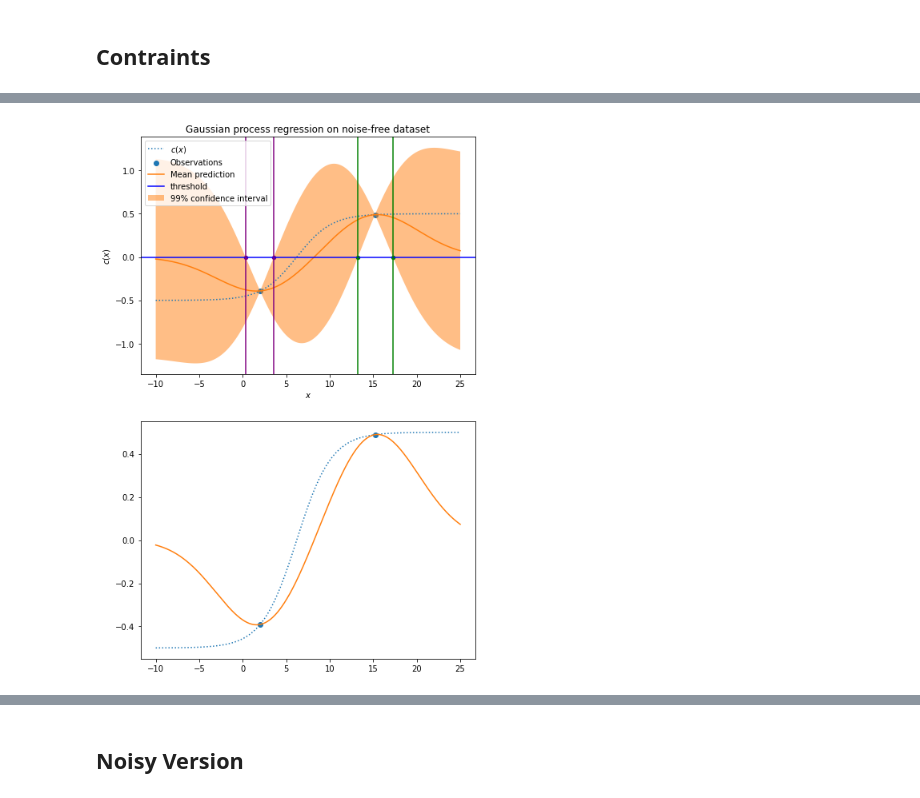
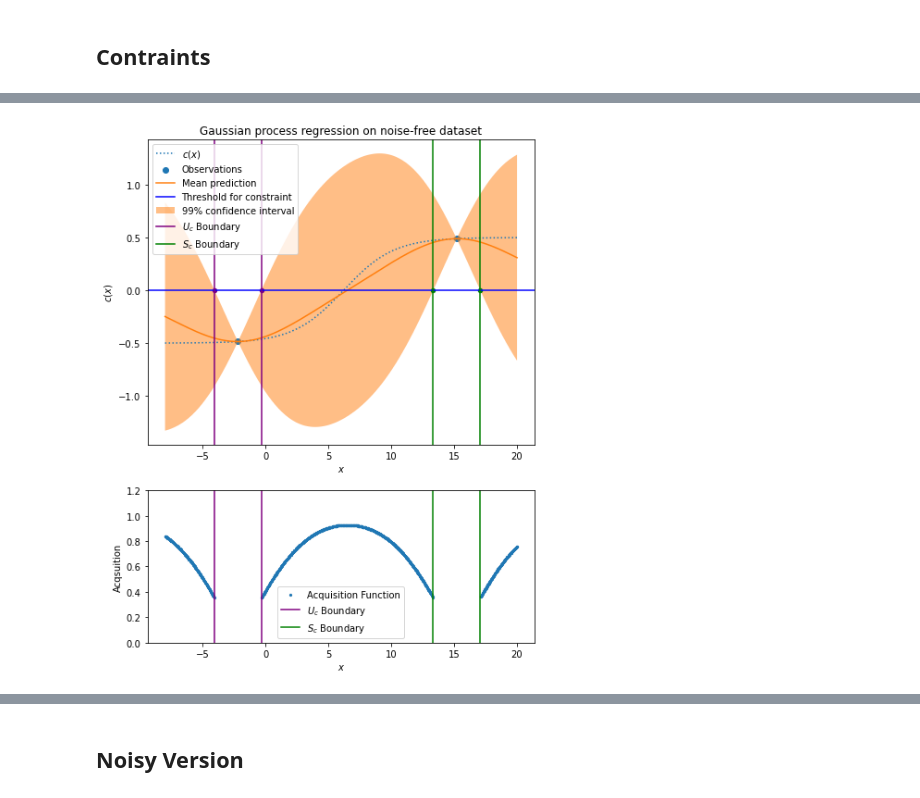
Before and after one commit to SchroDeCat/ConstrainedBO, a Jupyter notebook: visualize_cbo_noisy_targets.ipynb, the cells around one changed output, grey strips where cells are left out. Drawn from its saved outputs; the diff is of its cells as text; code cells hidden in the pictures.

```diff
--- a/visualize_cbo_noisy_targets.ipynb
+++ b/visualize_cbo_noisy_targets.ipynb
@@ -32,10 +32,10 @@ is defined as $f(x)=(2.4 * e^{-(X-7)^2/4} + 1.5 * e^{-(X-15)^2/2})$.
 import numpy as np
 import matplotlib.pyplot as plt
 
-X = np.linspace(start=-10, stop=25, num=1_000).reshape(-1, 1)
+X = np.linspace(start=-8, stop=20, num=1_000).reshape(-1, 1)
 # f = lambda X: ((10-X) * np.sin((10-X))/2 - np.abs(X-8)/4) * 2
 # f = lambda X: ((10-X) * np.sin((10-X))/2 + .7 * np.exp(-(X-8)**2) + 3 * np.exp(-(X+1)**2/2)) - 1
-f = lambda X: (2.6 * np.exp(-(X+3.8)**2/3) + 2.2 * np.exp(-(X-7)**2/4) + 1.5 * np.exp(-(X-15)**2/2))
+f = lambda X: (2.6 * np.exp(-(X+3.8)**2/3) + 2.2 * np.exp(-(X-7)**2/4) + 1.5 * np.exp(-(X-15)**2/2))/4
 
 # g = lambda X: X / 10 if X < 0 else X
 # f = lambda X: (np.clip(10-X, a_min=0, a_max=4) * np.sin((10-X)/1.2)/2 )
@@ -60,7 +60,7 @@ kernel = 1 * RBF(length_scale=1.0, length_scale_bounds=(1e0, 3))
 gaussian_process = GaussianProcessRegressor(kernel=kernel, n_restarts_optimizer=9)
 
 
-X_train = np.array([2, 15.2])[:,np.newaxis]
+X_train = np.array([ -2.2, 15.2])[:,np.newaxis]
 y_train = f(X_train)
 
 gaussian_process.fit(X_train, y_train)
@@ -71,14 +71,15 @@ mean_prediction, std_prediction = gaussian_process.predict(X, return_std=True)
 std_prediction = std_prediction.squeeze()
 mean_prediction = mean_prediction.squeeze()
 
+lcb, ucb = mean_prediction - 2.576 * std_prediction, mean_prediction + 2.576 * std_prediction,
+
 fig = plt.figure(figsize=[7.5, 5])
-plt.plot(X, y, label=r"$f(x) = x \sin(x)$", linestyle="dotted")
+plt.plot(X, y, label=r"$f(x)$", linestyle="dotted")
 plt.scatter(X_train, y_train, label="Observations")
 plt.plot(X, mean_prediction, label="Mean prediction")
 plt.fill_between(
     X.ravel(),
-    mean_prediction - 2.576 * std_prediction,
-    mean_prediction + 2.576 * std_prediction,
+    lcb, ucb,
     alpha=0.5,
     label=r"99% confidence interval",
 )
@@ -95,7 +96,7 @@ _ = plt.title("Gaussian process regression on noise-free dataset")
 import numpy as np
 import matplotlib.pyplot as plt
 
-X = np.linspace(start=-10, stop=25, num=1_000).reshape(-1, 1)
+# X = np.linspace(start=-10, stop=25, num=1_000).reshape(-1, 1)
 # f = lambda X: ((10-X) * np.sin((10-X))/2 - np.abs(X-8)/4) * 2
 # f = lambda X: ((10-X) * np.sin((10-X))/2 + .7 * np.exp(-(X-8)**2) + 3 * np.exp(-(X+1)**2/2)) - 1
 c = lambda X: (1/(1 + np.exp(-(X-6.2)/2))) - .5
@@ -124,39 +125,48 @@ gaussian_process_c.fit(X_train, c_train)
 print(gaussian_process_c.kernel_)
 
 # plot UCB, LCB and Pred
-mean_prediction, std_prediction = gaussian_process_c.predict(X, return_std=True)
-std_prediction = std_prediction.squeeze()
-mean_prediction = mean_prediction.squeeze()
+mean_prediction_c, std_prediction_c = gaussian_process_c.predict(X, return_std=True)
+std_prediction_c = std_prediction_c.squeeze()
+mean_prediction_c = mean_prediction_c.squeeze()
 
-ucb, lcb = mean_prediction + 2.576 * std_prediction, mean_prediction - 2.576 * std_prediction,
+ucb_c, lcb_c = mean_prediction_c + 2.576 * std_prediction_c, mean_prediction_c - 2.576 * std_prediction_c,
 
-fig = plt.figure(figsize=[7.5, 12])
+# fig = plt.figure(figsize=[7.5, 12], gridspec_kw={'height_ratios': [2, 1]})
+fig, axes = plt.subplots(2, 1, figsize=[7.5, 10], gridspec_kw={'height_ratios': [2, 1]})
 
 # original GP
 plt.subplot(2,1,1)
 plt.plot(X, yc, label=r"$c(x)$", linestyle="dotted")
 plt.scatter(X_train, c_train, label="Observations")
-plt.plot(X, mean_prediction, label="Mean prediction")
-plt.axhline(y = 0, color = 'blue', linestyle = '-', label='threshold')
+plt.plot(X, mean_prediction_c, label="Mean prediction")
+plt.axhline(y = 0, color = 'blue', linestyle = '-', label='Threshold for constraint')
 plt.fill_between(
     X.ravel(),
-    lcb,
-    ucb,
+    lcb_c,
+    ucb_c,
     alpha=0.5,
     label=r"99% confidence interval",
 )
 
-ucb_idx = np.argsort(np.abs(ucb))[:2]
-lcb_idx = np.argsort(np.abs(lcb))[:2]
-for idx in ucb_idx:
-    #label = r'$U_c$ Boundary'
-    plt.axvline(x = X[idx], color = 'purple')
-    plt.scatter(X[idx], 0, s=20, color = 'purple',)
+ucb_c_idx = np.argsort(np.abs(ucb_c))[:2]
+lcb_c_idx = np.argsort(np.abs(lcb_c))[:2]
+# for idx in ucb_c_idx:
+#     #label = r'$U_c$ Boundary'
+#     plt.axvline(x = X[idx], color = 'purple')
+#     plt.scatter(X[idx], 0, s=20, color = 'purple',)
+plt.axvline(x = X[ucb_c_idx[0]], color = 'purple')
+plt.scatter(X[ucb_c_idx[0]], 0, s=20, color = 'purple',)
+plt.axvline(x = X[ucb_c_idx[1]], color = 'purple', label=r'$U_c$ Boundary')
+plt.scatter(X[ucb_c_idx[1]], 0, s=20, color = 'purple')
 
-for idx in lcb_idx:
-    #label = r'$S_c$ Boundary'
-    plt.axvline(x = X[idx], color = 'green')
-    plt.scatter(X[idx], 0, s=20, color = 'green',)
+# for idx in lcb_c_idx:
+#     #label = r'$S_c$ Boundary'
+#     plt.axvline(x = X[idx], color = 'green')
+#     plt.scatter(X[idx], 0, s=20, color = 'green',)
+plt.axvline(x = X[lcb_c_idx[0]], color = 'green')
+plt.scatter(X[lcb_c_idx[0]], 0, s=20, color = 'green',)
+plt.axvline(x = X[lcb_c_idx[1]], color = 'green',  label=r'$S_c$ Boundary')
+plt.scatter(X[lcb_c_idx[1]], 0, s=20, color = 'green')
 
 plt.legend()
 plt.xlabel("$x$")
@@ -164,8 +174,36 @@ plt.ylabel("$c(x)$")
 _ = plt.title("Gaussian process regression on noise-free dataset")
 
 # acquisition function
-plt.subplot(2,1,2)
-plt.plot(X, yc, label=r"$c(x)$", linestyle="dotted")
-plt.scatter(X_train, c_train, label="Observations")
-plt.plot(X, mean_prediction, label="Mean prediction")
+acq_c = 2 * std_prediction_c
+acq_c_filter_ucb = np.logical_or(X.squeeze() < np.min(X[ucb_c_idx]), X.squeeze() >  np.max(X[ucb_c_idx]))
+acq_c_filter_lcb = np.logical_or(X.squeeze() <  np.min(X[lcb_c_idx]), X.squeeze() >  np.max(X[lcb_c_idx]))
+acq_c_filter = np.logical_and(acq_c_filter_ucb, acq_c_filter_lcb)
+plt.subplot(2,1,2,)
+plt.scatter(X[acq_c_filter], acq_c[acq_c_filter], label="Acquisition Function", s=5)
+acq_c_argmax = acq_c.argmax()
+
+# plt.scatter()
+
+plt.ylim(0, 1.2)
+plt.xlabel("$x$")
+plt.ylabel("Acqsuition")
+# for idx in ucb_c_idx:
+#     #label = r'$U_c$ Boundary'
+#     plt.axvline(x = X[idx], color = 'purple')
+#     plt.scatter(X[idx], 0, s=20, color = 'purple',)
+plt.axvline(x = X[ucb_c_idx[0]], color = 'purple')
+# plt.scatter(X[ucb_c_idx[0]], acq_c[ucb_c_idx[0]], s=20, color = 'purple',)
+plt.axvline(x = X[ucb_c_idx[1]], color = 'purple', label=r'$U_c$ Boundary')
+# plt.scatter(X[ucb_c_idx[1]], acq_c[ucb_c_idx[1]], s=20, color = 'purple')
+
+# for idx in lcb_c_idx:
+#     #label = r'$S_c$ Boundary'
+#     plt.axvline(x = X[idx], color = 'green')
+#     plt.scatter(X[idx], 0, s=20, color = 'green',)
+plt.axvline(x = X[lcb_c_idx[0]], color = 'green')
+# plt.scatter(X[lcb_c_idx[0]], acq_c[lcb_c_idx[0]], s=20, color = 'green',)
+plt.axvline(x = X[lcb_c_idx[1]], color = 'green', label=r'$S_c$ Boundary')
+# plt.scatter(X[lcb_c_idx[1]], acq_c[lcb_c_idx[1]], s=20, color = 'green')
+plt.legend()
+plt.savefig('EG1D_.png')
 # %% [output]
@@ -174 +211 @@ plt.plot(X, mean_prediction, label="Mean prediction")
-[figure, old version]
+[figure, new version]
```
Also changed, not shown: parts of 9 cells of this notebook.
